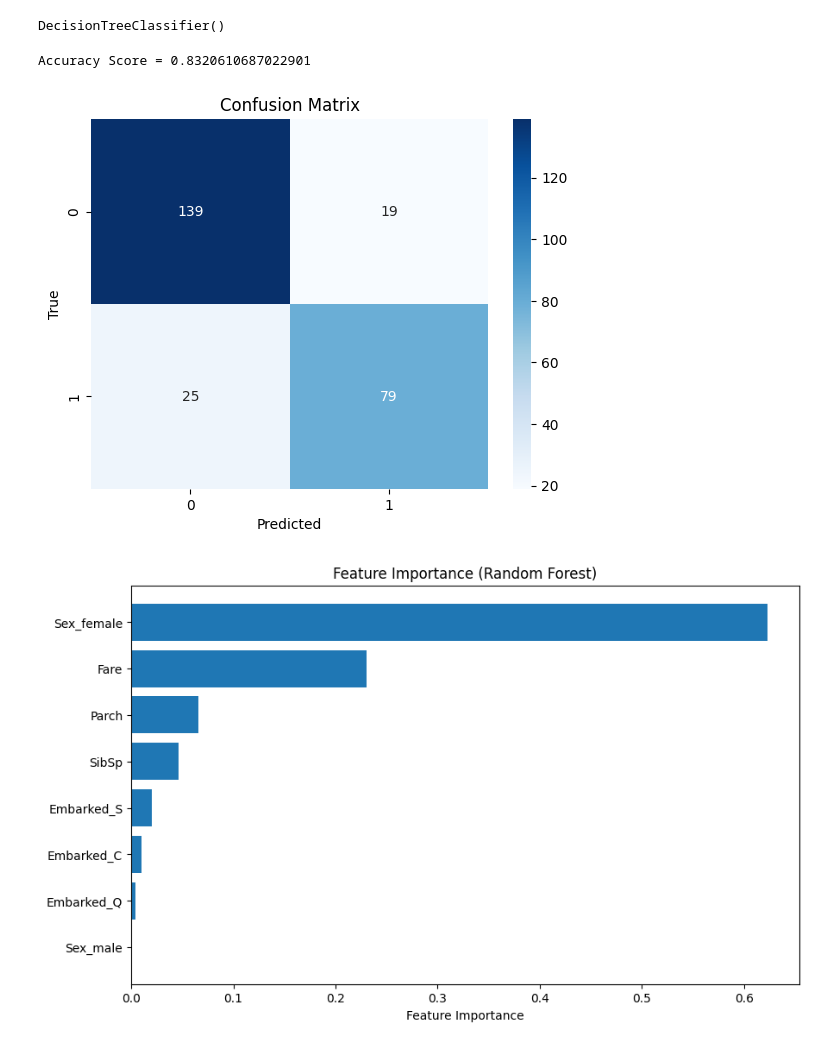
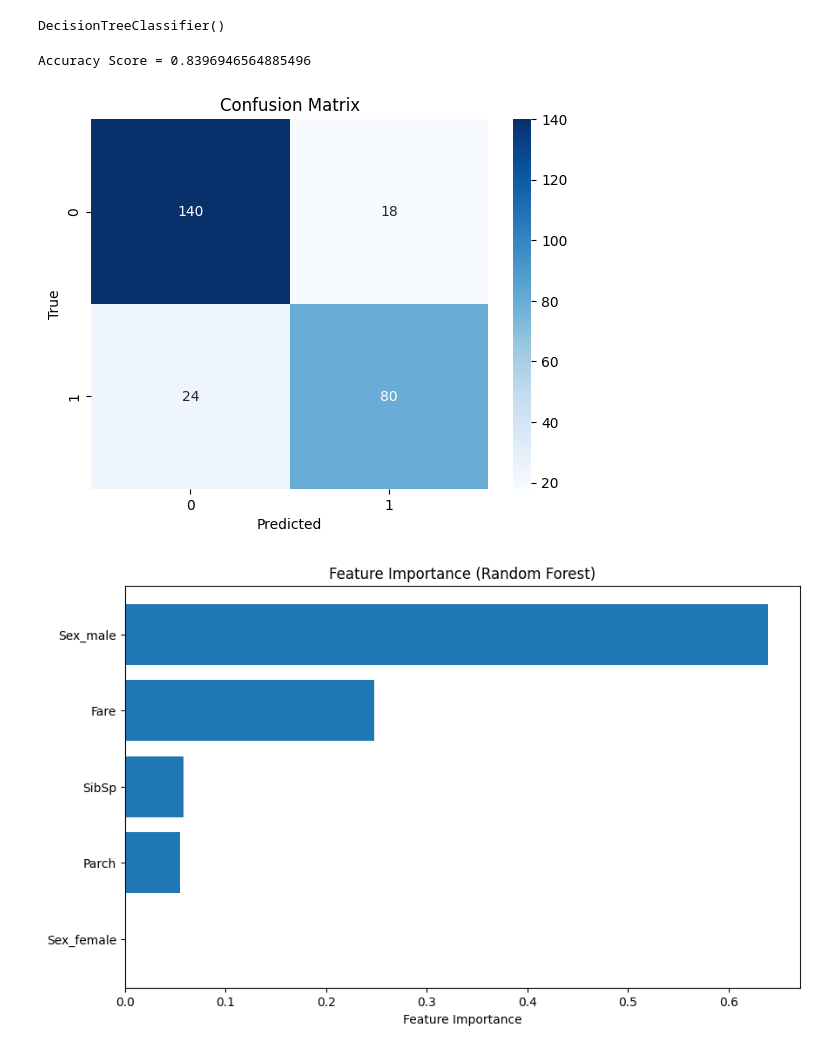
Before and after one commit to JOCRZ/Data-Science-Diploma, a Jupyter notebook: Machine-Learning/Decision-Tree/Project1/EDA.ipynb, the cells around one changed output. Cells and saved outputs as stored; diff of their text form; code cells hidden in the pictures.

```diff
--- a/Machine-Learning/Decision-Tree/Project1/EDA.ipynb
+++ b/Machine-Learning/Decision-Tree/Project1/EDA.ipynb
@@ -188,7 +196,7 @@ pd.Series(score, index=df.columns[:-1]).sort_values(ascending=True).plot(kind='b
 <Axes: >
 [figure]
 # %%
-df = df[['Sex','Pclass','Fare','SibSp','Parch','Embarked','Survived']]
+df = df[['Sex','Pclass','Fare','SibSp','Parch','Survived']]
 # %%
 from sklearn.preprocessing import LabelEncoder
 
@@ -201,7 +209,7 @@ Try using .loc[row_indexer,col_indexer] = value instead
 See the caveats in the documentation: https://pandas.pydata.org/pandas-docs/stable/user_guide/indexing.html#returning-a-view-versus-a-copy
   df['Pclass'] = label_encoder.fit_transform(df['Pclass'])
 # %%
-columns_to_encode = ['Sex','Embarked']
+columns_to_encode = ['Sex']
 encoded_columns = pd.get_dummies(df, columns=columns_to_encode)
 df = pd.concat([df, encoded_columns], axis=1)
 df = df.drop(columns_to_encode, axis=1)
@@ -215,7 +222,7 @@ Index(['Fare', 'SibSp', 'Parch', 'Survived', 'Fare', 'SibSp', 'Parch',
 # %%
 df = df.T.drop_duplicates().T
 # %%
-order = ['Fare','Sex_female','Sex_male','Embarked_C','Embarked_Q','Embarked_S','SibSp','Parch','Survived']
+order = ['Fare','Sex_female','Sex_male','SibSp','Parch','Survived']
 df = df[order]
 df
 # %% [output]
@@ -256,7 +260,7 @@ memory usage: 69.3 KB
 columns_to_convert = ['Fare', 'Survived', 'Parch','SibSp']
 df[columns_to_convert] = df[columns_to_convert].astype(int)
 # %%
-columns_to_convert = ['Sex_female', 'Sex_male', 'Embarked_C','Embarked_Q','Embarked_S']
+columns_to_convert = ['Sex_female', 'Sex_male']
 df[columns_to_convert] = df[columns_to_convert].astype(bool)
 # %%
 X = df.drop(columns='Survived')
@@ -280,7 +284,7 @@ from sklearn import metrics
 predictions = dtree.predict(X_test)
 print("Accuracy Score =", format(metrics.accuracy_score(y_test,predictions)))
 # %% [output]
-Accuracy Score = 0.8320610687022901
+Accuracy Score = 0.8396946564885496
 # %%
 from sklearn.metrics import confusion_matrix
 import numpy as np
@@ -297,26 +301,26 @@ plt.xlabel("Predicted")
 plt.ylabel("True")
 plt.show()
 # %% [output]
-[figure, old version]
+[figure, new version]
 # %%
 feature_importances = dtree.feature_importances_
 
 # Define feature names manually or access them from wherever you defined them
-feature_names = ['Fare','Sex_female','Sex_male','Embarked_C','Embarked_Q','Embarked_S','SibSp','Parch']  # Replace with your actual feature names
+feature_names = ['Fare','Sex_female','Sex_male','SibSp','Parch']  # Replace with your actual feature names
 
 # Sort feature names by importances
 sorted_feature_names = [x for _, x in sorted(zip(feature_importances, feature_names), reverse=True)]
 
 # Sort the importances accordingly
 sorted_importances = np.sort(feature_importances)[::-1]
 
 # Create a bar plot of feature importance
 plt.figure(figsize=(10, 6))
 plt.barh(range(len(sorted_feature_names)), sorted_importances, align='center')
 plt.yticks(range(len(sorted_feature_names)), sorted_feature_names)
 plt.xlabel('Feature Importance')
 plt.title('Feature Importance (Random Forest)')
 plt.gca().invert_yaxis()  # Invert the y-axis for better visualization
 plt.show()
 # %% [output]
-[figure, old version]
+[figure, new version]
```
Also changed, not shown: parts of 5 cells of this notebook, 2 other files.
